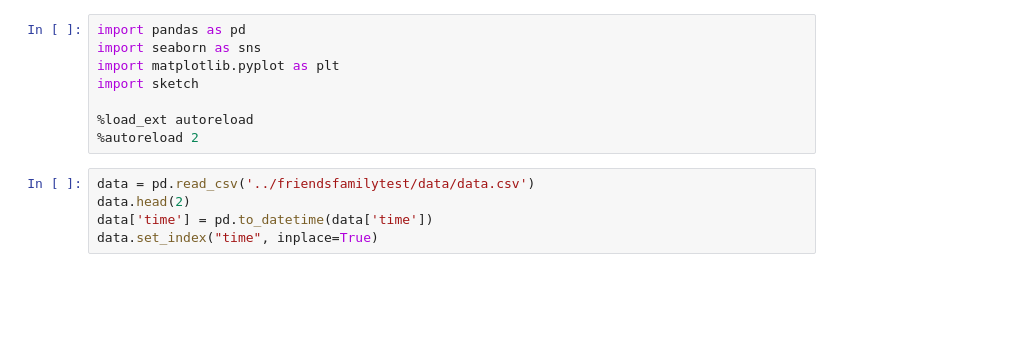
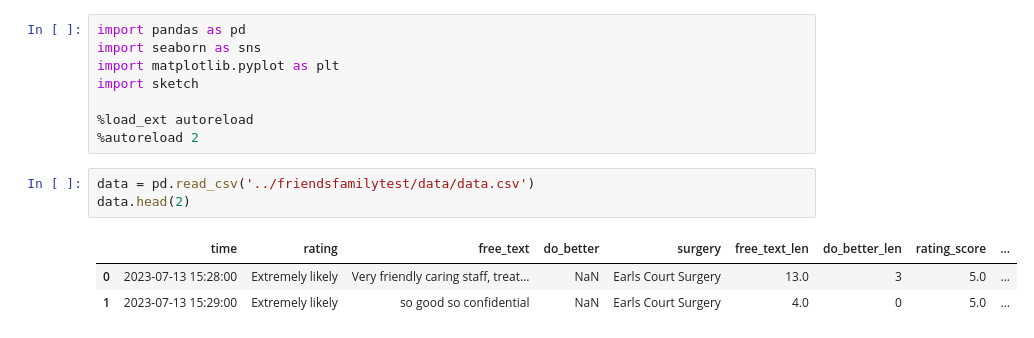
Before and after one commit to janduplessis883/friends-and-family-test-analysis, a Jupyter notebook: notebooks/Untitled4.ipynb, the cells around one changed output. Saved outputs shown, nothing was run; the diff lists cells and outputs as text; blank space fills up the shorter version.

```diff
--- a/notebooks/Untitled4.ipynb
+++ b/notebooks/Untitled4.ipynb
@@ -9,5 +25,7 @@ import sketch
 # %%
 data = pd.read_csv('../friendsfamilytest/data/data.csv')
 data.head(2)
-data['time'] = pd.to_datetime(data['time'])
-data.set_index("time", inplace=True)
+# %% [output]
+|  | time | rating | free_text | do_better | surgery | free_text_len | do_better_len | rating_score | ... |
+| 0 | 2023-07-13 15:28:00 | Extremely likely | Very friendly caring staff, treat... | NaN | Earls Court Surgery | 13.0 | 3 | 5.0 | ... |
+| 1 | 2023-07-13 15:29:00 | Extremely likely | so good so confidential | NaN | Earls Court Surgery | 4.0 | 0 | 5.0 | ... |
```
Also changed, not shown: parts of 24 cells of this notebook, 2 other files.
